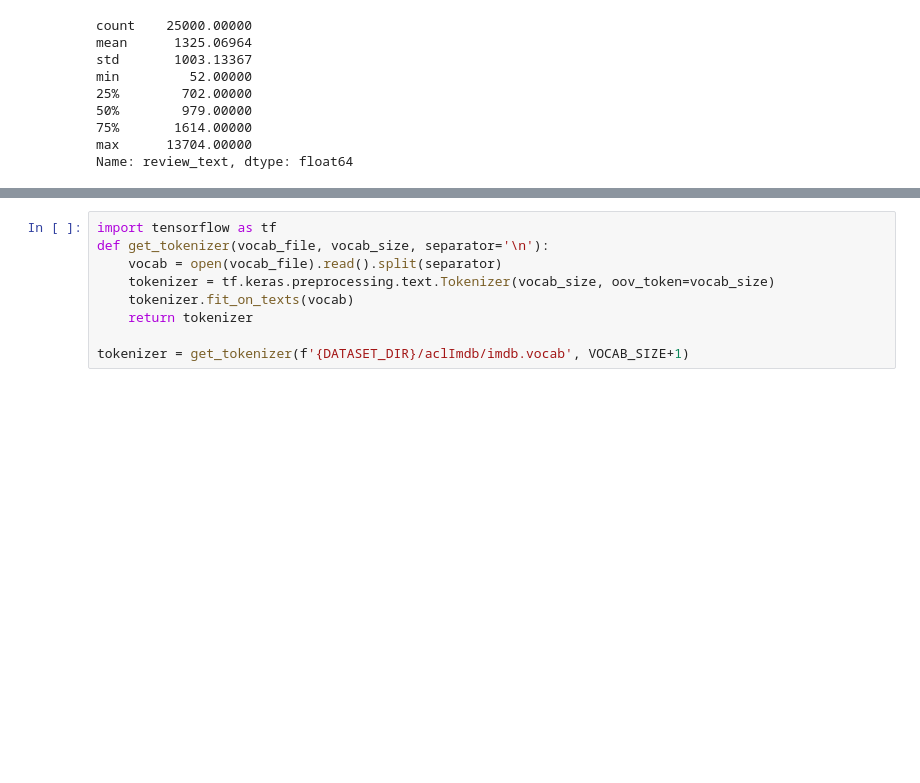
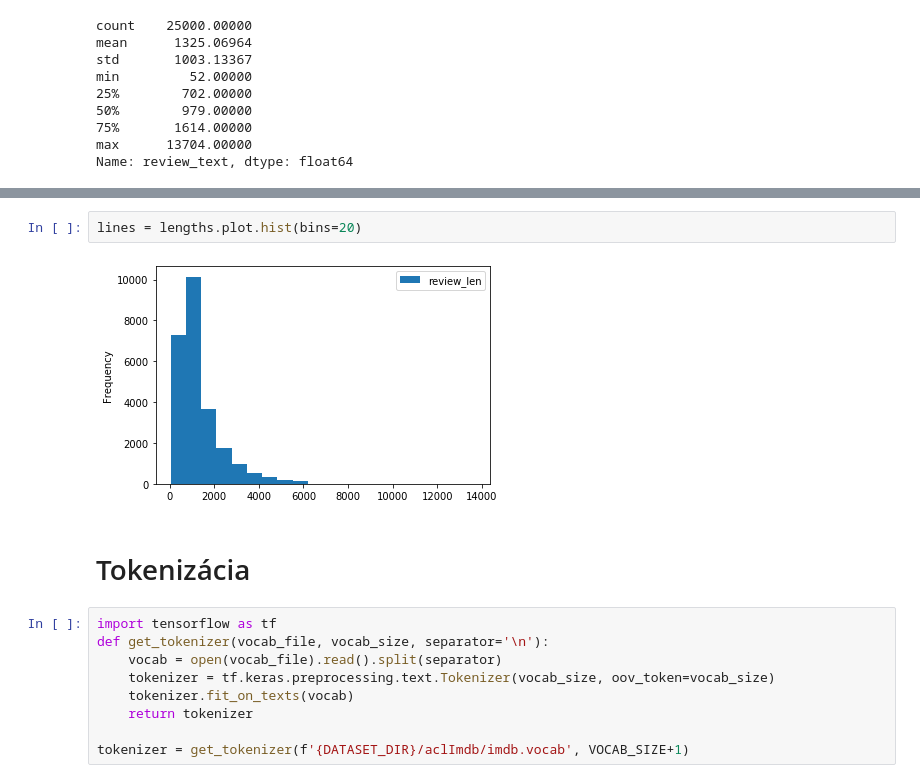
Before and after one commit to mmio/NSIETE_project, a Jupyter notebook: analysis.ipynb, the cells around one changed output, grey strips where cells are left out. Saved outputs shown, nothing was run; the diff lists cells and outputs as text; blank space fills up the shorter version.

```diff
--- a/analysis.ipynb
+++ b/analysis.ipynb
@@ -195,3 +203,9 @@ Name: review_text, dtype: float64
+# %%
+lines = lengths.plot.hist(bins=20)
+# %% [output]
+[figure, added]
+# %% [markdown]
+# Tokenizácia
 # %%
 import tensorflow as tf
 def get_tokenizer(vocab_file, vocab_size, separator='\n'):
```
Also changed, not shown: parts of 4 cells of this notebook.
